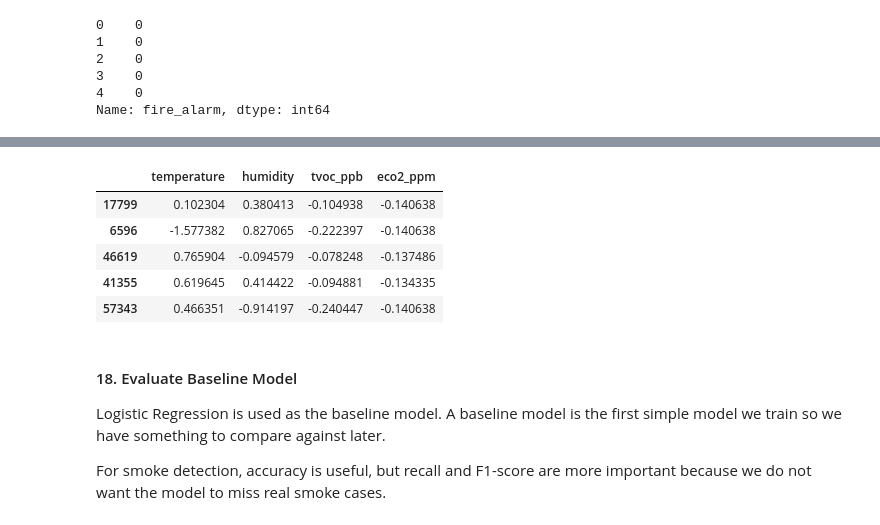
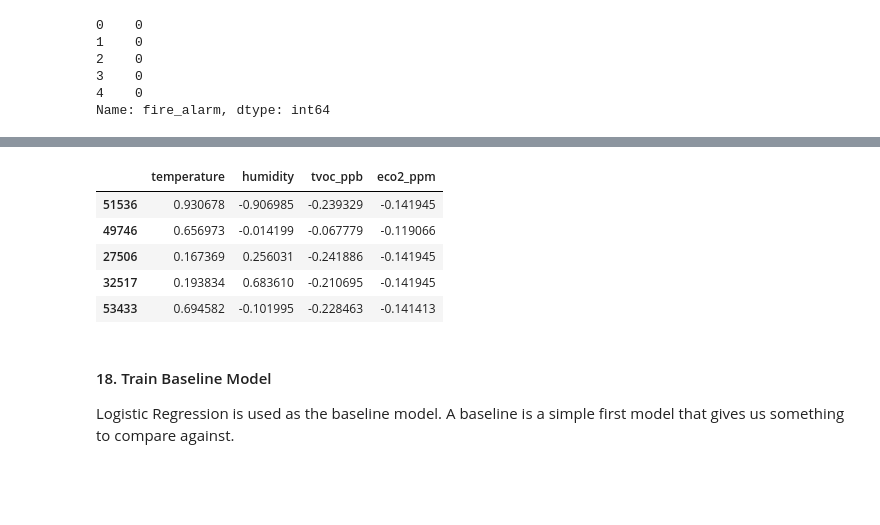
Before and after one commit to SEP4Spring2026/SEP4, a Jupyter notebook: System/MlServer/waqars_model/smoke_detection_model.ipynb, the cells around one changed output, grey strips where cells are left out. Drawn from its saved outputs; the diff is of its cells as text; code cells hidden in the pictures; blank space fills up the shorter version.

```diff
--- a/System/MlServer/waqars_model/smoke_detection_model.ipynb
+++ b/System/MlServer/waqars_model/smoke_detection_model.ipynb
@@ -419,7 +455,7 @@ We use a stratified split so the training and testing data keep the same normal/
 # %%
-from sklearn.model_selection import train_test_split
+# Split the data into train, validation, and test sets.
 
-X_train, X_test, y_train, y_test = train_test_split(
+X_train_val, X_test, y_train_val, y_test = train_test_split(
     features_col,
     target_col,
     test_size=0.2,
@@ -427,14 +463,27 @@ X_train, X_test, y_train, y_test = train_test_split(
     stratify=target_col
 )
 
+X_train, X_val, y_train, y_val = train_test_split(
+    X_train_val,
+    y_train_val,
+    test_size=0.2,
+    random_state=42,
+    stratify=y_train_val
+)
+
 print('X_train:', X_train.shape)
+print('X_val:', X_val.shape)
 print('X_test:', X_test.shape)
 print('y_train:', y_train.shape)
+print('y_val:', y_val.shape)
 print('y_test:', y_test.shape)
 
 print('\nTraining target distribution:')
 display((y_train.value_counts(normalize=True).sort_index() * 100).map(lambda value: f'{value:.2f}%'))
 
-print('\nTesting target distribution:')
+print('\nValidation target distribution:')
+display((y_val.value_counts(normalize=True).sort_index() * 100).map(lambda value: f'{value:.2f}%'))
+
+print('\nTest target distribution:')
 display((y_test.value_counts(normalize=True).sort_index() * 100).map(lambda value: f'{value:.2f}%'))
 # %% [output]
@@ -460,25 +518,25 @@ Scaling helps many ML models compare the sensor columns fairly, especially becau
 # %%
-from sklearn.preprocessing import StandardScaler
+# Scale train, validation, and test features using the training data only.
 
 sensor_scaler = StandardScaler()
 
 X_train_scaled = sensor_scaler.fit_transform(X_train)
+X_val_scaled = sensor_scaler.transform(X_val)
 X_test_scaled = sensor_scaler.transform(X_test)
 
 X_train_scaled = pd.DataFrame(X_train_scaled, columns=features_col.columns, index=X_train.index)
+X_val_scaled = pd.DataFrame(X_val_scaled, columns=features_col.columns, index=X_val.index)
 X_test_scaled = pd.DataFrame(X_test_scaled, columns=features_col.columns, index=X_test.index)
 
 display(X_train_scaled.head())
 # %% [output]
 |  | temperature | humidity | tvoc_ppb | eco2_ppm |
-| 17799 | 0.102304 | 0.380413 | -0.104938 | -0.140638 |
-| 6596 | -1.577382 | 0.827065 | -0.222397 | -0.140638 |
-| 46619 | 0.765904 | -0.094579 | -0.078248 | -0.137486 |
-| 41355 | 0.619645 | 0.414422 | -0.094881 | -0.134335 |
-| 57343 | 0.466351 | -0.914197 | -0.240447 | -0.140638 |
+| 51536 | 0.930678 | -0.906985 | -0.239329 | -0.141945 |
+| 49746 | 0.656973 | -0.014199 | -0.067779 | -0.119066 |
+| 27506 | 0.167369 | 0.256031 | -0.241886 | -0.141945 |
+| 32517 | 0.193834 | 0.683610 | -0.210695 | -0.141945 |
+| 53433 | 0.694582 | -0.101995 | -0.228463 | -0.141413 |
 # %% [markdown]
-#### 18. Evaluate Baseline Model
+#### 18. Train Baseline Model
 
-Logistic Regression is used as the baseline model. A baseline model is the first simple model we train so we have something to compare against later.
-
-For smoke detection, accuracy is useful, but recall and F1-score are more important because we do not want the model to miss real smoke cases.
+Logistic Regression is used as the baseline model. A baseline is a simple first model that gives us something to compare against.
```
Also changed, not shown: parts of 39 cells of this notebook, 1 other file.
